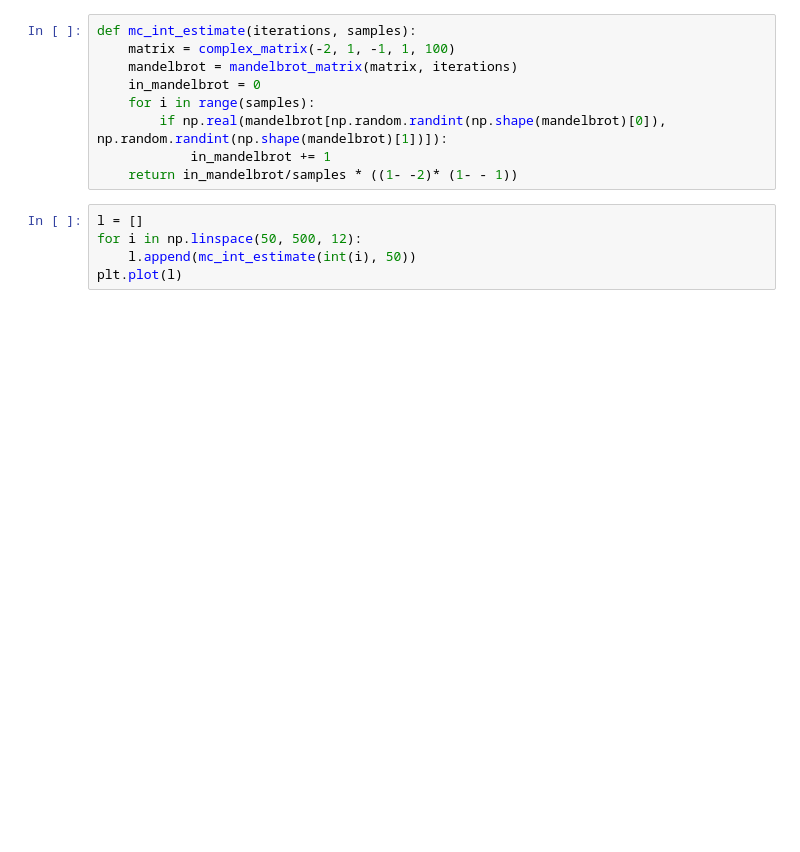
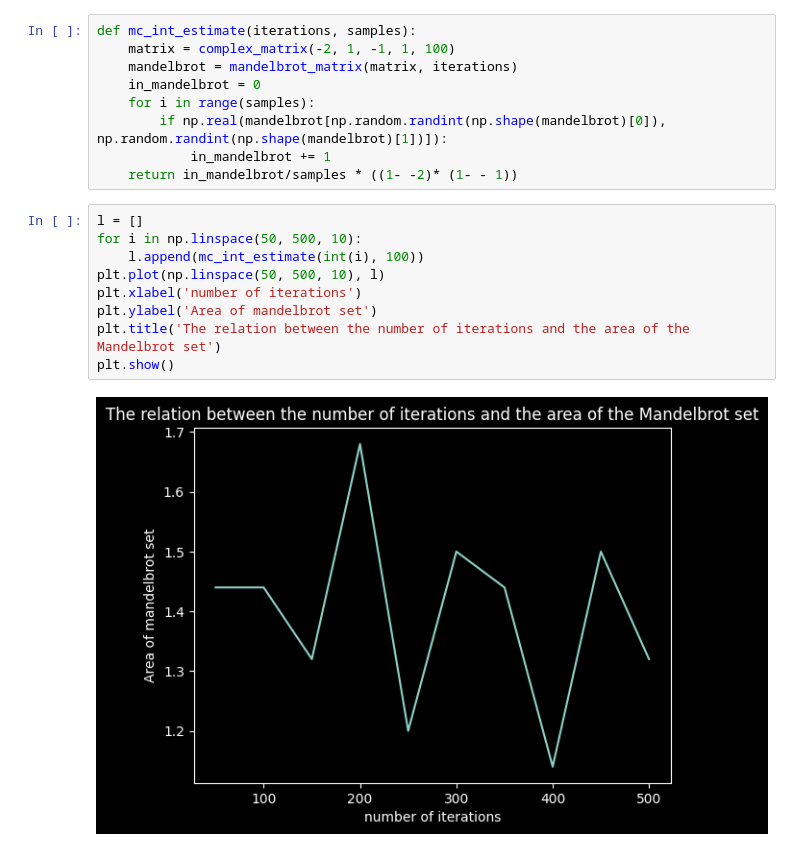
Before and after one commit to arendgeerlofs/Stochastic_Simulation, a Jupyter notebook: Assignment 1.ipynb, the cells around one changed output. Saved outputs shown, nothing was run; the diff lists cells and outputs as text; blank space fills up the shorter version.

Commit message:
Implementation stats and comparison areas by iteration

```diff
--- a/Assignment 1.ipynb
+++ b/Assignment 1.ipynb
@@ -44,6 +46,12 @@ def mc_int_estimate(iterations, samples):
     return in_mandelbrot/samples * ((1- -2)* (1- - 1))
 # %%
 l = []
-for i in np.linspace(50, 500, 12):
-    l.append(mc_int_estimate(int(i), 50))
-plt.plot(l)
+for i in np.linspace(50, 500, 10):
+    l.append(mc_int_estimate(int(i), 100))
+plt.plot(np.linspace(50, 500, 10), l)
+plt.xlabel('number of iterations')
+plt.ylabel('Area of mandelbrot set')
+plt.title('The relation between the number of iterations and the area of the Mandelbrot set')
+plt.show()
+# %% [output]
+[figure, added]
```
Also changed, not shown: parts of 5 cells of this notebook, 1 other file.
